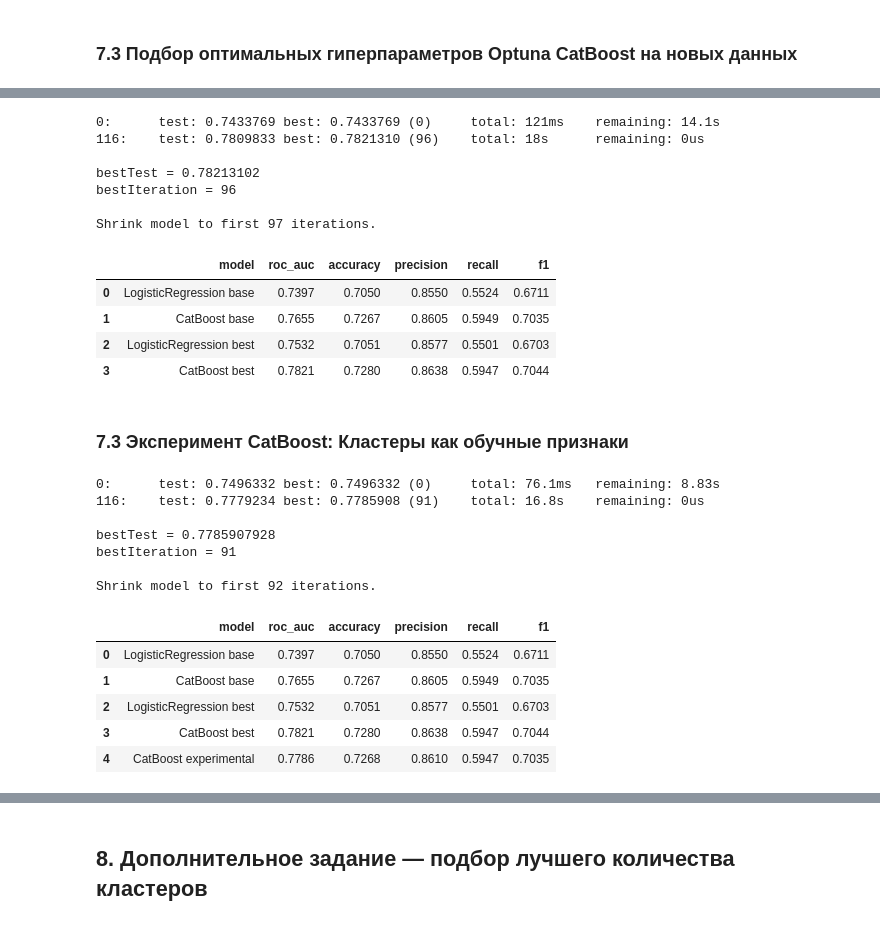
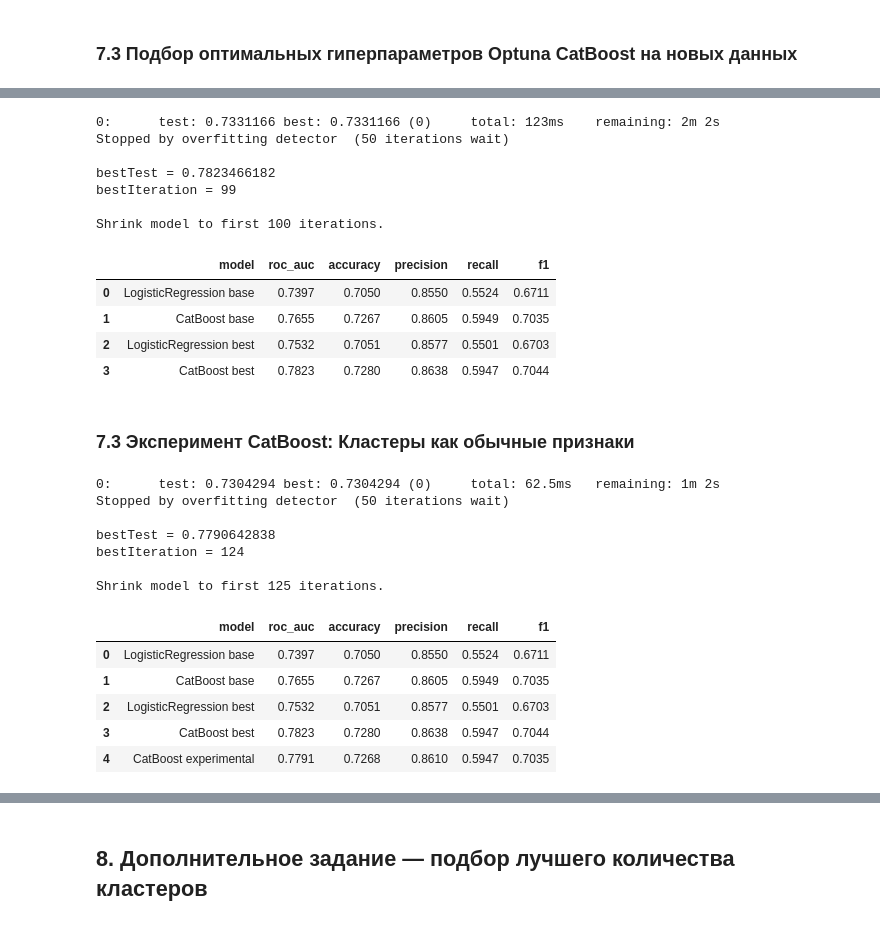
Before and after one commit to TemaQDX/sprint_18_project_carga_pronto, a Jupyter notebook: sprint_18_project_carga_pronto_Artem_Burov.ipynb, the cells around one changed output, grey strips where cells are left out. Saved outputs shown, nothing was run; the diff lists cells and outputs as text; code cells hidden in the pictures.

```diff
--- a/sprint_18_project_carga_pronto_Artem_Burov.ipynb
+++ b/sprint_18_project_carga_pronto_Artem_Burov.ipynb
@@ -2120,4 +2120,7 @@ print("Лучшее значение ROC-AUC:", cat_best_value)
 # %%
+# Добавляем geo_cluster и rfm_cluster как категориальные
+categorical_features = ['shipping_mode', 'category_name', 'geo_cluster', 'rfm_cluster']
+
 # CatBoost
 model_catboost_best = CatBoostClassifier(
         cat_features=categorical_features,
@@ -2126,6 +2129,8 @@ model_catboost_best = CatBoostClassifier(
         auto_class_weights='Balanced',
         random_state=RANDOM_SEED,
         verbose=200,
+        early_stopping_rounds=50,
+        use_best_model=True,
         **cat_best_params
 )
 
@@ -2143,62 +2148,64 @@ df_results = evaluate_model(
 
 format_cv_results(df_results)
 # %% [output]
-0:      test: 0.7433769 best: 0.7433769 (0)     total: 121ms    remaining: 14.1s
-116:    test: 0.7809833 best: 0.7821310 (96)    total: 18s      remaining: 0us
+0:      test: 0.7331166 best: 0.7331166 (0)     total: 123ms    remaining: 2m 2s
+Stopped by overfitting detector  (50 iterations wait)
 
-bestTest = 0.78213102
-bestIteration = 96
+bestTest = 0.7823466182
+bestIteration = 99
 
-Shrink model to first 97 iterations.
+Shrink model to first 100 iterations.
 |  | model | roc_auc | accuracy | precision | recall | f1 |
 | 0 | LogisticRegression base | 0.7397 | 0.7050 | 0.8550 | 0.5524 | 0.6711 |
 | 1 | CatBoost base | 0.7655 | 0.7267 | 0.8605 | 0.5949 | 0.7035 |
 | 2 | LogisticRegression best | 0.7532 | 0.7051 | 0.8577 | 0.5501 | 0.6703 |
-| 3 | CatBoost best | 0.7821 | 0.7280 | 0.8638 | 0.5947 | 0.7044 |
+| 3 | CatBoost best | 0.7823 | 0.7280 | 0.8638 | 0.5947 | 0.7044 |
 # %% [markdown]
-### 7.3 Эксперимент CatBoost: Кластеры как обучные признаки
+### 7.3 Эксперимент CatBoost: Кластеры как обычные признаки
 # %%
-# Добавляем geo_cluster и rfm_cluster как категориальные
+# Удаляем geo_cluster и rfm_cluster из категориальных
 categorical_features = ['shipping_mode', 'category_name']
 
 # CatBoost
-model_catboost_best = CatBoostClassifier(
+model_catboost_experiment = CatBoostClassifier(
         cat_features=categorical_features,
         loss_function='Logloss',
         eval_metric='AUC',
         auto_class_weights='Balanced',
         random_state=RANDOM_SEED,
         verbose=200,
+        early_stopping_rounds=50,
+        use_best_model=True,
         **cat_best_params
 )
 
 # CatBoost (с eval_set — будет использовать X_val для подбора лучшей итерации)
 df_results = evaluate_model(
-    estimator=model_catboost_best,
+    estimator=model_catboost_experiment,
     X_train=X_train,
     y_train=y_train,
     X_val=X_val,
     y_val=y_val,
     model_name='CatBoost experimental',
     df_in=df_results,
     use_eval_set=True
 )
 
 format_cv_results(df_results)
 # %% [output]
-0:      test: 0.7496332 best: 0.7496332 (0)     total: 76.1ms   remaining: 8.83s
-116:    test: 0.7779234 best: 0.7785908 (91)    total: 16.8s    remaining: 0us
+0:      test: 0.7304294 best: 0.7304294 (0)     total: 62.5ms   remaining: 1m 2s
+Stopped by overfitting detector  (50 iterations wait)
 
-bestTest = 0.7785907928
-bestIteration = 91
+bestTest = 0.7790642838
+bestIteration = 124
 
-Shrink model to first 92 iterations.
+Shrink model to first 125 iterations.
 |  | model | roc_auc | accuracy | precision | recall | f1 |
 | 0 | LogisticRegression base | 0.7397 | 0.7050 | 0.8550 | 0.5524 | 0.6711 |
 | 1 | CatBoost base | 0.7655 | 0.7267 | 0.8605 | 0.5949 | 0.7035 |
 | 2 | LogisticRegression best | 0.7532 | 0.7051 | 0.8577 | 0.5501 | 0.6703 |
-| 3 | CatBoost best | 0.7821 | 0.7280 | 0.8638 | 0.5947 | 0.7044 |
-| 4 | CatBoost experimental | 0.7786 | 0.7268 | 0.8610 | 0.5947 | 0.7035 |
+| 3 | CatBoost best | 0.7823 | 0.7280 | 0.8638 | 0.5947 | 0.7044 |
+| 4 | CatBoost experimental | 0.7791 | 0.7268 | 0.8610 | 0.5947 | 0.7035 |
 # %% [markdown]
 ## Вывод по результатам обучения лучшей модели на новых признаках
 
```
Also changed, not shown: parts of 19 cells of this notebook, 1 other file.
